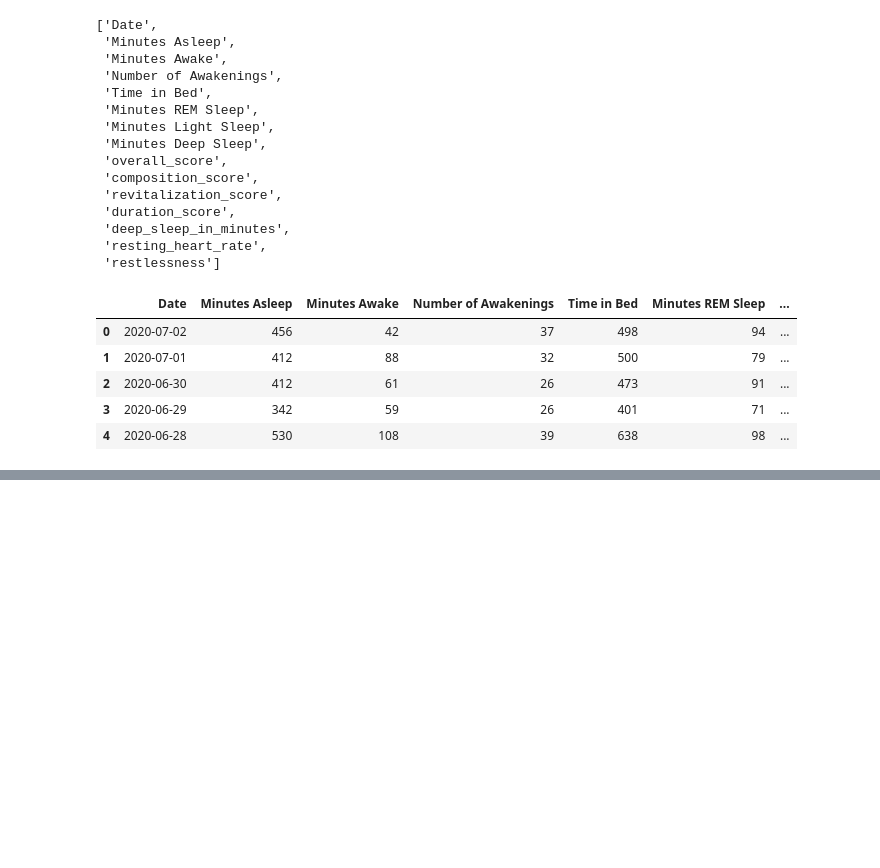
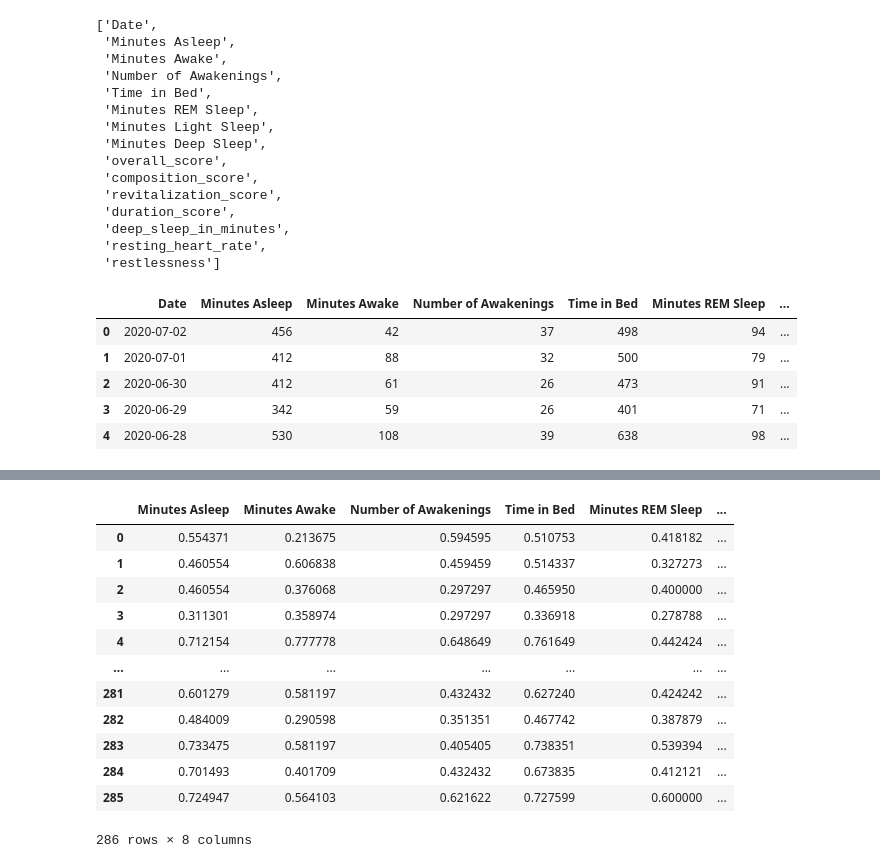
Before and after one commit to JoBe10/Fitbit-Sleep-Score, a Jupyter notebook: Sleep_Scores/Sleep_Score_Deconstruction.ipynb, the cells around one changed output, grey strips where cells are left out. Saved outputs shown, nothing was run; the diff lists cells and outputs as text; code cells hidden in the pictures; blank space fills up the shorter version.

```diff
--- a/Sleep_Scores/Sleep_Score_Deconstruction.ipynb
+++ b/Sleep_Scores/Sleep_Score_Deconstruction.ipynb
@@ -165,0 +193,4 @@ sleep.head()
+# %%
+# Create DataFrame that represents what the App provides to users
+app_cols = sleep.columns[:9]
+app_cols
@@ -165,0 +202,4 @@ sleep.head()
+# %%
+# Create a DataFrame with these columns
+app_data = sleep[app_cols]
+app_data.head()
@@ -165,0 +213,4 @@ sleep.head()
+# %%
+# Convert columns to floats
+app_data[app_cols[1:8]] = app_data[app_cols[1:8]].astype(float)
+app_data.head()
@@ -165,0 +276,20 @@ sleep.head()
+# %%
+# Standardise the values and plot the time series to visually represent this
+minmax = MinMaxScaler()
+app_scaled = pd.DataFrame(minmax.fit_transform(app_data[app_cols[1:]]))
+app_scaled.columns = app_cols[1:]
+app_scaled
+# %% [output]
+|  | Minutes Asleep | Minutes Awake | Number of Awakenings | Time in Bed | Minutes REM Sleep | ... |
+| 0 | 0.554371 | 0.213675 | 0.594595 | 0.510753 | 0.418182 | ... |
+| 1 | 0.460554 | 0.606838 | 0.459459 | 0.514337 | 0.327273 | ... |
+| 2 | 0.460554 | 0.376068 | 0.297297 | 0.465950 | 0.400000 | ... |
+| 3 | 0.311301 | 0.358974 | 0.297297 | 0.336918 | 0.278788 | ... |
+| 4 | 0.712154 | 0.777778 | 0.648649 | 0.761649 | 0.442424 | ... |
+| ... | ... | ... | ... | ... | ... | ... |
+| 281 | 0.601279 | 0.581197 | 0.432432 | 0.627240 | 0.424242 | ... |
+| 282 | 0.484009 | 0.290598 | 0.351351 | 0.467742 | 0.387879 | ... |
+| 283 | 0.733475 | 0.581197 | 0.405405 | 0.738351 | 0.539394 | ... |
+| 284 | 0.701493 | 0.401709 | 0.432432 | 0.673835 | 0.412121 | ... |
+| 285 | 0.724947 | 0.564103 | 0.621622 | 0.727599 | 0.600000 | ... |
+286 rows × 8 columns
```
Also changed, not shown: parts of 17 cells of this notebook.
